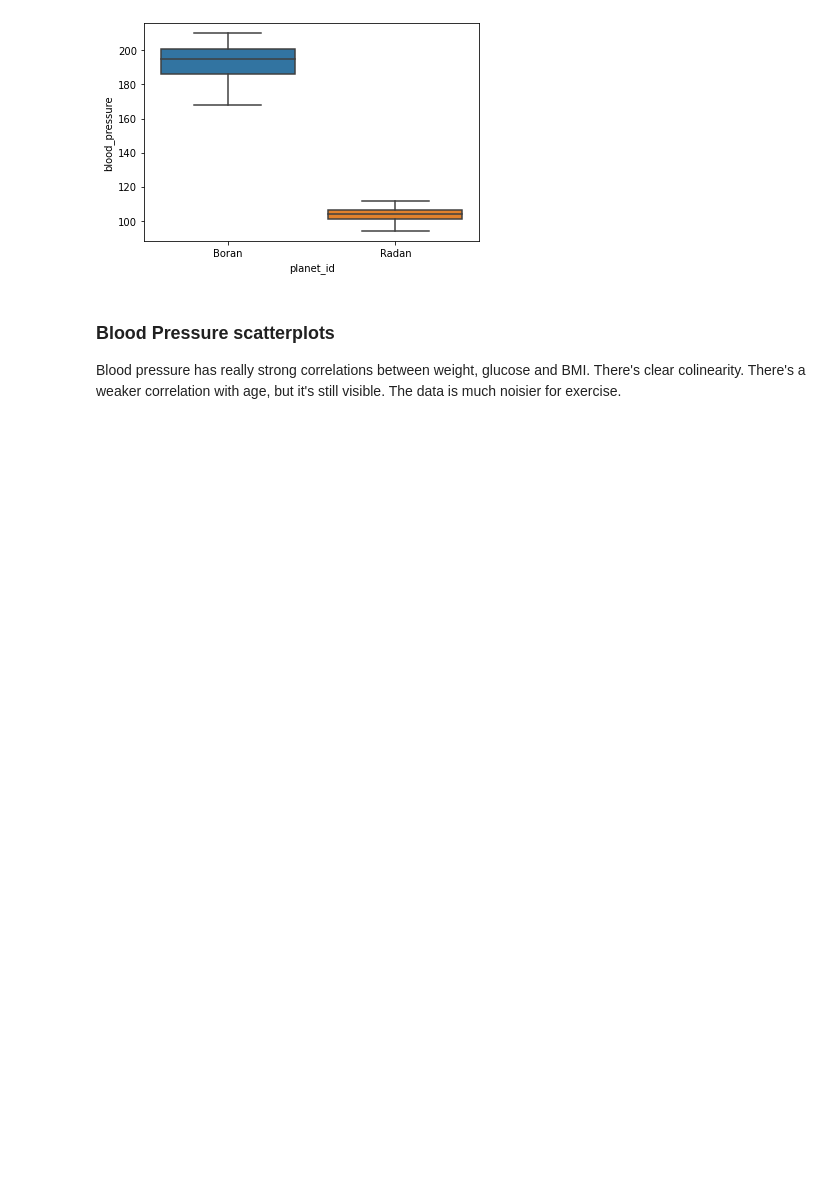
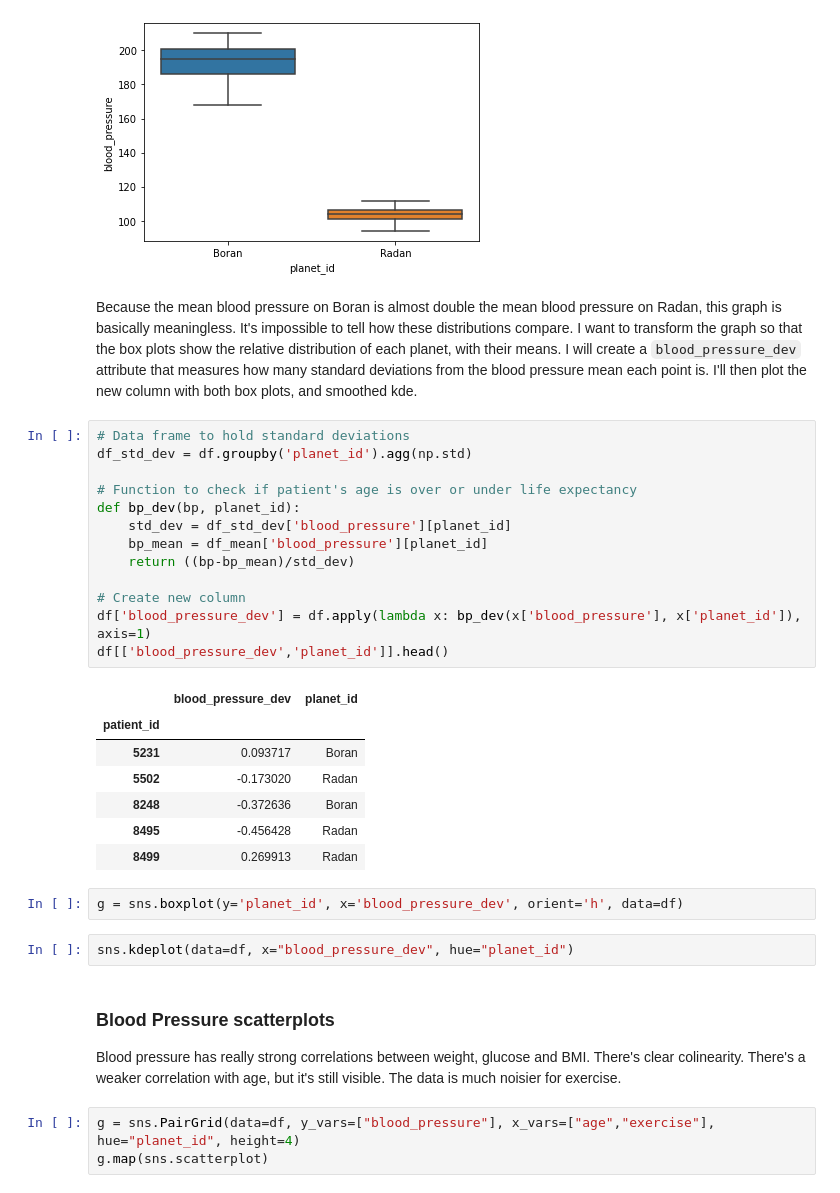
Before and after one commit to CalebChronowski/MSDS5013_FinalProject, a Jupyter notebook: main.ipynb, the cells around one changed output. Saved outputs shown, nothing was run; the diff lists cells and outputs as text; blank space fills up the shorter version.

```diff
--- a/main.ipynb
+++ b/main.ipynb
@@ -69,7 +78,37 @@ sns.boxplot(x='planet_id', y='blood_pressure', data=df)
 # %% [output]
 <matplotlib.axes._subplots.AxesSubplot at 0x...>
 [figure]
+# %% [markdown]
+Because the mean blood pressure on Boran is almost double the mean blood pressure on Radan, this graph is basically meaningless. It's impossible to tell how these distributions compare. I want to transform the graph so that the box plots show the relative distribution of each planet, with their means. I will create a `blood_pressure_dev` attribute that measures how many standard deviations from the blood pressure mean each point is. I'll then plot the new column with both box plots, and smoothed kde.
+# %%
+# Data frame to hold standard deviations
+df_std_dev = df.groupby('planet_id').agg(np.std)
+
+# Function to check if patient's age is over or under life expectancy
+def bp_dev(bp, planet_id):
+    std_dev = df_std_dev['blood_pressure'][planet_id]
+    bp_mean = df_mean['blood_pressure'][planet_id]
+    return ((bp-bp_mean)/std_dev)
+
+# Create new column
+df['blood_pressure_dev'] = df.apply(lambda x: bp_dev(x['blood_pressure'], x['planet_id']), axis=1)
+df[['blood_pressure_dev','planet_id']].head()
+# %% [output]
+|  | blood_pressure_dev | planet_id |
+| patient_id |  |  |
+| 5231 | 0.093717 | Boran |
+| 5502 | -0.173020 | Radan |
+| 8248 | -0.372636 | Boran |
+| 8495 | -0.456428 | Radan |
+| 8499 | 0.269913 | Radan |
+# %%
+g = sns.boxplot(y='planet_id', x='blood_pressure_dev', orient='h', data=df)
+# %%
+sns.kdeplot(data=df, x="blood_pressure_dev", hue="planet_id")
 # %% [markdown]
 ### Blood Pressure scatterplots
 Blood pressure has really strong correlations between weight, glucose and BMI. There's clear colinearity. There's a weaker correlation with age, but it's still visible. The data is much noisier for exercise.
+# %%
+g = sns.PairGrid(data=df, y_vars=["blood_pressure"], x_vars=["age","exercise"], hue="planet_id", height=4)
+g.map(sns.scatterplot)
 # %%
```
Also changed, not shown: parts of 5 cells of this notebook, 2 other files.
